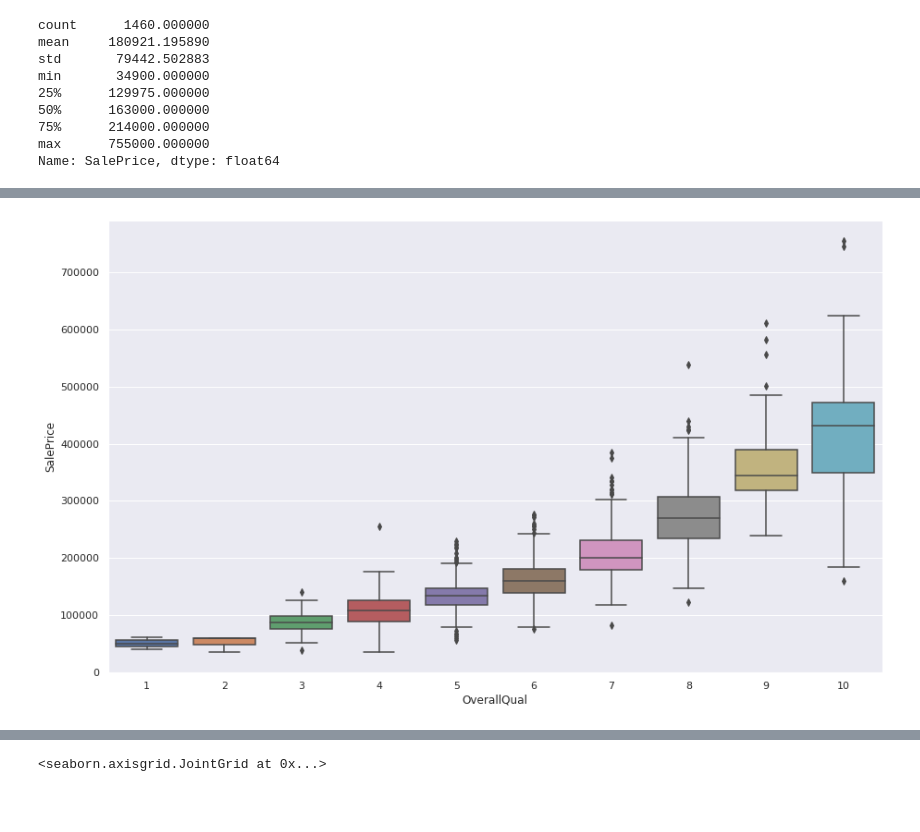
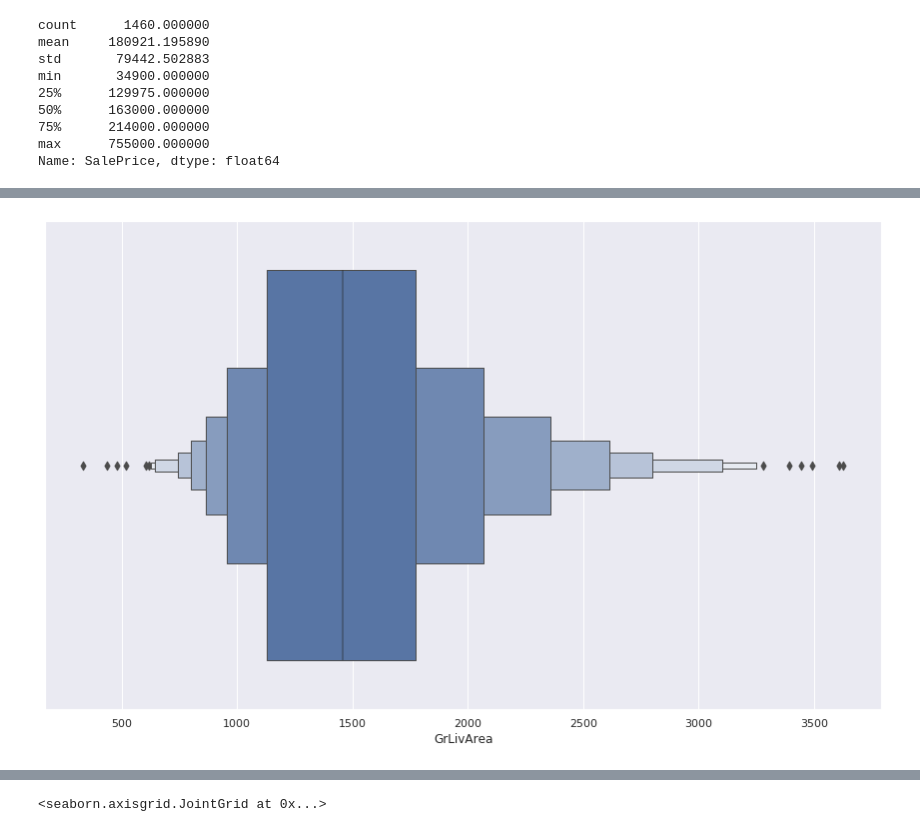
Before and after one commit to naseerfaheem/House-Prices, a Jupyter notebook: House Prices.ipynb, the cells around one changed output, grey strips where cells are left out. Cells and saved outputs as stored; diff of their text form; code cells hidden in the pictures; blank space fills up the shorter version.

Commit message:
Added some of the EDA, still working through missing values and feature engineering

```diff
--- a/House Prices.ipynb
+++ b/House Prices.ipynb
@@ -132,0 +322,15 @@ sns.scatterplot(data=train_df, x = "GrLivArea", y="SalePrice");
+# %%
+def detect_outliers(data, n):
+    """ This fuction helps identify outliers using the Z-Score"""
+    outliers=[]
+    threshold=n
+    mean = np.mean(data)
+    std = np.std(data)
+
+    for i in data:
+        z_score = (i-mean)/ std
+        if np.abs(z_score) > threshold:
+            outliers.append(i)
+    return outliers
+# %%
+outliers = detect_outliers(train_df["GrLivArea"].values, 4.5)
@@ -132,0 +345,3 @@ sns.scatterplot(data=train_df, x = "GrLivArea", y="SalePrice");
+# %%
+# Dropping the outliers
+new_df = train_df[~train_df["GrLivArea"].isin(outliers)]
@@ -133,8 +403,5 @@ sns.scatterplot(data=train_df, x = "GrLivArea", y="SalePrice");
 # %%
 plt.figure(figsize=(15,9))
-sns.boxplot(
-    data=train_df,
-    x="OverallQual",
-    y="SalePrice");
+sns.boxenplot(x=new_df["GrLivArea"]);
 # %% [output]
-[figure, old version]
+[figure, new version]
```
Also changed, not shown: parts of 48 cells of this notebook.
